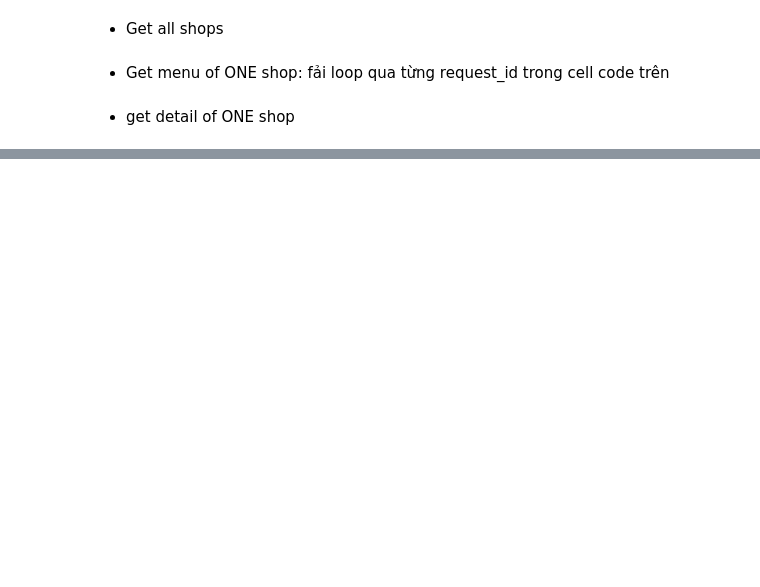
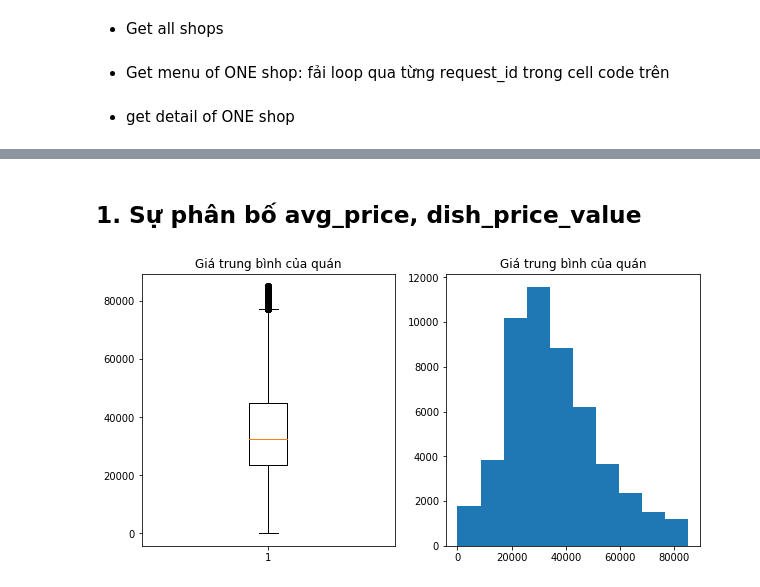
Before and after one commit to InventN/foody_API_data, a Jupyter notebook: crawl_data_api.ipynb, the cells around one changed output, grey strips where cells are left out. Drawn from its saved outputs; the diff is of its cells as text; code cells hidden in the pictures; blank space fills up the shorter version.

```diff
--- a/crawl_data_api.ipynb
+++ b/crawl_data_api.ipynb
@@ -150,0 +161,2 @@ shop_promotion_df.to_csv('shop.promotion.csv', sep=',', encoding='utf-8')
+# %%
+detail = pd.read_csv('./data_hcm_detail (1).csv')
@@ -150,0 +180,4 @@ shop_promotion_df.to_csv('shop.promotion.csv', sep=',', encoding='utf-8')
+# %%
+merge = final.merge(detail, on='RestaurantId')
+# %%
+df = merge[merge.result == 'success']
@@ -150,0 +186,26 @@ shop_promotion_df.to_csv('shop.promotion.csv', sep=',', encoding='utf-8')
+# %% [markdown]
+## 1. Sự phân bố avg_price, dish_price_value
+# %%
+def remove_outlier(df_in, col_name):
+    q1 = df_in[col_name].quantile(0.25)
+    q3 = df_in[col_name].quantile(0.75)
+    iqr = q3-q1 #Interquartile range
+    fence_low  = q1-1.5*iqr
+    fence_high = q3+1.5*iqr
+    df_out = df_in.loc[(df_in[col_name] > fence_low) & (df_in[col_name] < fence_high)]
+    return df_out
+# %%
+avg_price_df = remove_outlier(df, 'avg_price')
+fig = plt.figure(figsize =(10, 5))
+plt.subplot(1, 2, 1)
+# Creating plot
+plt.boxplot(avg_price_df["avg_price"])
+plt.title("Giá trung bình của quán")
+# show plot
+plt.subplot(1, 2, 2)
+
+plt.hist(avg_price_df["avg_price"])
+plt.title("Giá trung bình của quán")
+plt.show()
+# %% [output]
+[figure, added]
```
Also changed, not shown: parts of 23 cells of this notebook.
